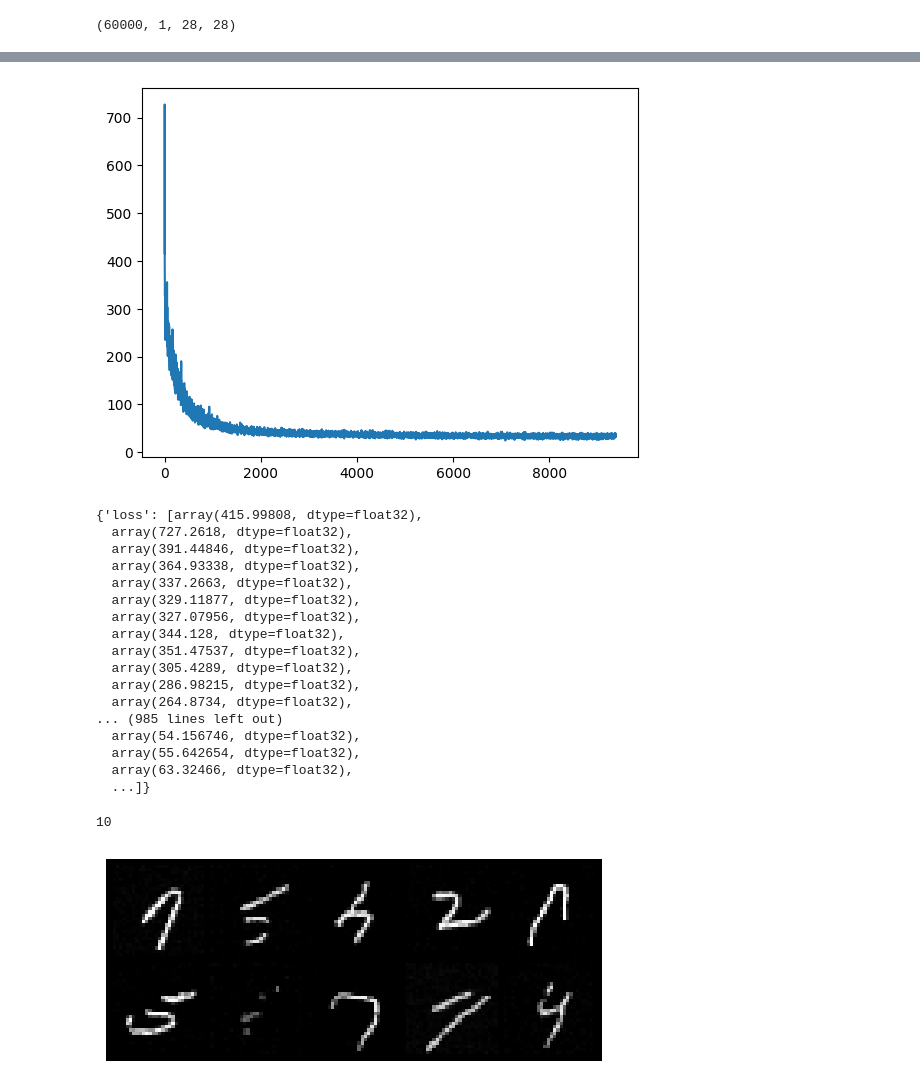
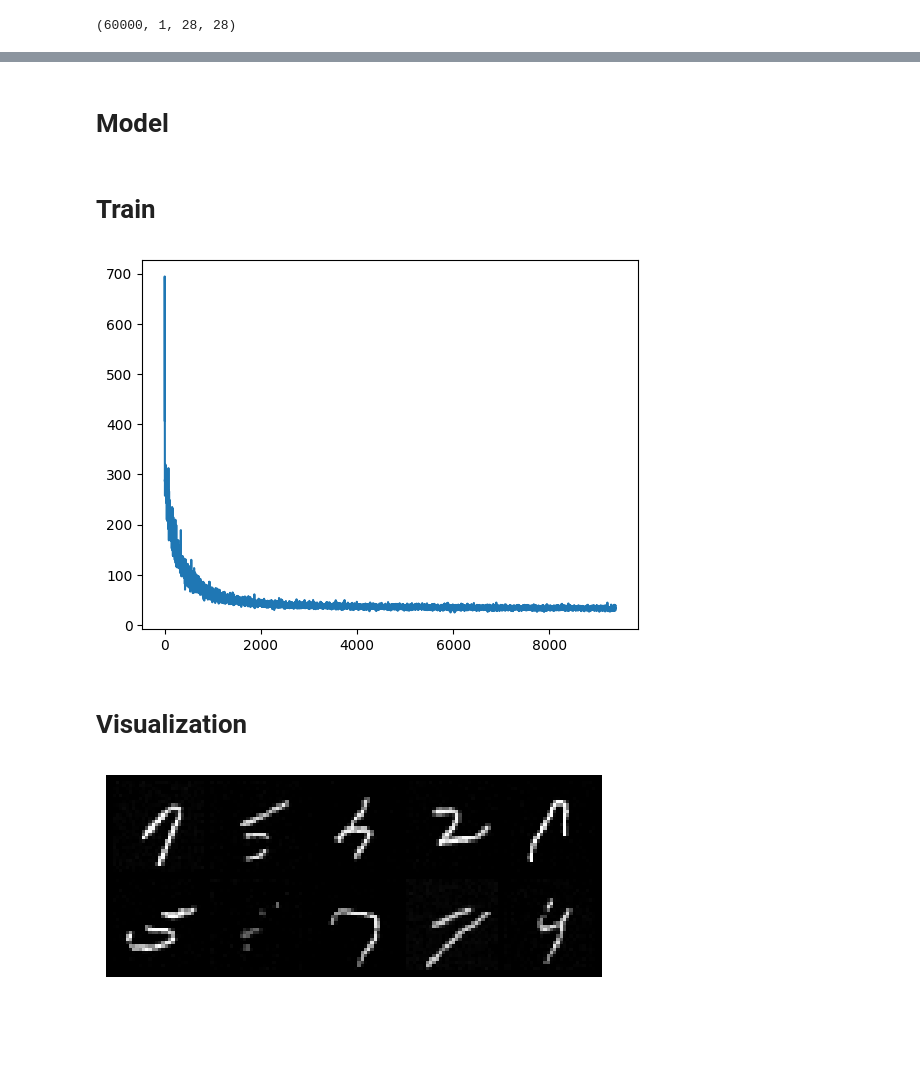
Before and after one commit to pollinab/DenoisingScoreMatching, a Jupyter notebook: score_matching.ipynb, the cells around one changed output, grey strips where cells are left out. Drawn from its saved outputs; the diff is of its cells as text; code cells hidden in the pictures; blank space fills up the shorter version.

```diff
--- a/score_matching.ipynb
+++ b/score_matching.ipynb
@@ -508,0 +110,2 @@ class CondRefineNetDilated(nn.Module):
+# %% [markdown]
+# Model
@@ -574,6 +475,8 @@ class NoiseConditionalScoreNetwork(nn.Module):
       return x_k.cpu(), history
 
     return x_k.cpu()
+# %% [markdown]
+# Train
 # %%
 def train_ncsn(
     model: object,
@@ -635,35 +538,20 @@ def train_ncsn(
 # %%
 sigmas = torch.tensor(np.exp(np.linspace(np.log(1), np.log(0.01), 10))).float()
 
 refine_net = NoiseConditionalScoreNetwork()
 
-train_ncsn(model=refine_net,
-    train_loader=mnist_dataloader,
-    n_epochs=10,
-    lr=1e-3,
-    sigmas=sigmas,
-    use_cuda=USE_CUDA)
+loss_history = train_ncsn(model=refine_net,
+                          train_loader=mnist_dataloader,
+                          n_epochs=10,
+                          lr=1e-3,
+                          sigmas=sigmas,
+                          use_cuda=USE_CUDA)
 # %% [output]
-[figure, old version]
+[figure, new version]
-{'loss': [array(415.99808, dtype=float32),
-  array(727.2618, dtype=float32),
-  array(391.44846, dtype=float32),
-  array(364.93338, dtype=float32),
-  array(337.2663, dtype=float32),
-  array(329.11877, dtype=float32),
-  array(327.07956, dtype=float32),
-  array(344.128, dtype=float32),
-  array(351.47537, dtype=float32),
-  array(305.4289, dtype=float32),
-  array(286.98215, dtype=float32),
-  array(264.8734, dtype=float32),
-... (985 lines left out)
-  array(54.156746, dtype=float32),
-  array(55.642654, dtype=float32),
-  array(63.32466, dtype=float32),
-  ...]}
 # %%
 torch.save(refine_net.state_dict(), 'refine_net.pth')
+# %% [markdown]
+# Visualization
 # %%
 sigmas = torch.tensor(np.exp(np.linspace(np.log(1), np.log(0.01), 10))).float()
 
@@ -673,10 +561,6 @@ refine_net.cuda()
 # %%
 refine_net.eval()
 samples, history = refine_net.sample(n_samples=10, n_steps=100, sigmas=sigmas, save_history=True)
-# %%
-len(history)
-# %% [output]
-10
 # %%
 from torchvision.utils import make_grid
 
```
Also changed, not shown: parts of 7 cells of this notebook.
